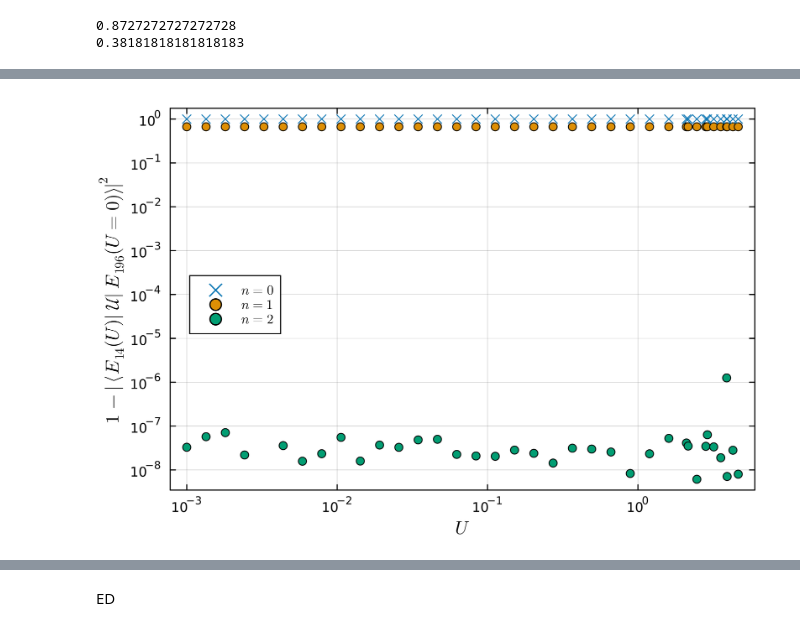
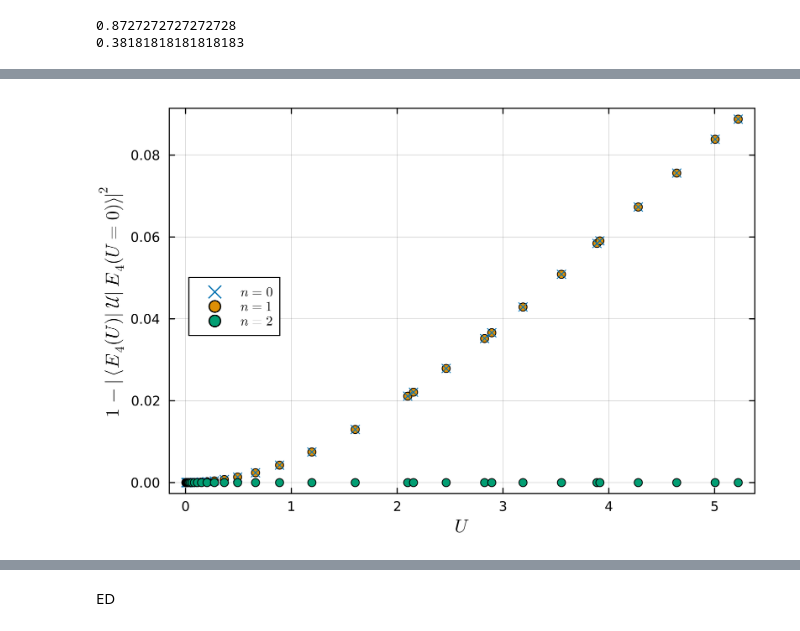
Before and after one commit to GoodStuff11/ML-signproblem, a Jupyter notebook: experimenting/ed/hubbard_ed2.ipynb, the cells around one changed output, grey strips where cells are left out. Cells and saved outputs as stored; diff of their text form; code cells hidden in the pictures.

```diff
--- a/experimenting/ed/hubbard_ed2.ipynb
+++ b/experimenting/ed/hubbard_ed2.ipynb
@@ -34,7 +55,7 @@ U = 6
 μ = 0  # positive incentivises fewer particles (one electron costs this much energy)
 N_up = 3
 N_down = 3
-N =  6
+N =  3
 half_filling = false
 # lattice = Chain(6, Periodic())
 lattice_dimension = (2,3)
@@ -71,7 +92,7 @@ push!(ops, Matrix(create_operator(subspace,:S2)))
 # op3 = Matrix(create_operator(subspace,:L2))
 push!(ops, Matrix(create_operator(subspace,:T, kind=1)))
 push!(ops, Matrix(create_operator(subspace,:T, kind=2)))
-# push!(ops, Matrix(create_operator(subspace,:σ, kind=1)))
+push!(ops, Matrix(create_operator(subspace,:σ, kind=1)))
 E = []
 H = []
 V = []
@@ -98,7 +119,7 @@ end
 # H1 = create_Hubbard(model, subspace; perturbations=false)
 # E1 = diag(V1'*Matrix(H1)*V1)
 
-# @time degen_rm_U = create_consistent_basis(H, ops;reference_index=reference_index)
+@time degen_rm_U = create_consistent_basis(H, ops;reference_index=reference_index)
 
 dim = get_subspace_dimension(subspace)
 indexer = CombinationIndexer(reduce(vcat,collect(sites(subspace.lattice))), get_subspace_info(subspace)...)
@@ -425,0 +457,12 @@ Dict{String, Any} with 6 entries:
+# %%
+p = scatter()
+for i=1:2
+losses = max.(abs.(reduce(hcat, data["loss_metrics"])'[:,i+1]),1e-9)
+norm_list = reduce(hcat, data["norm1_metrics"])'[:,i]
+_U_values = [U_values[data["labels"][i]["ending state"]["U index"]] for i in eachindex(data["labels"])]
+
+j = sortperm(_U_values)
+scatter!(p,_U_values[j], losses[j])
+
+end
+display(p)
@@ -426,8 +491,8 @@ Dict{String, Any} with 6 entries:
 # %%
 using Glob
 n_electrons = 3
-target_starting_level = 8
-target_ending_level = 5
+target_starting_level = 58
+target_ending_level = 58
 
 color_palette = Plots.palette(:seaborn_colorblind)
 color_mapping = [color_palette[1], color_palette[2], color_palette[3]] # manually implemented for customization
@@ -451,53 +516,29 @@ inv_map = sortperm(energy_i_map)
 # initial_loss = []
 
 legend_location = :left
-p1 = plot(legend=legend_location, xlabel=L"U",yscale=:log10,xticks=10.0 .^(-10:10),yticks=10.0 .^(-10:10), xscale=:log10,
+p1 = plot(legend=legend_location, xlabel=L"U",yscale=:log10, xscale=:log10,
+        # xticks=10.0 .^(-10:10),yticks=10.0 .^(-10:10),
          ylabel=L"\Vert A^{(n)}\Vert_1",dpi=500, framestyle=:box)
-p2 = plot(legend=legend_location, ylabel=L"1-|\langle E_{%$(inv_map[target_ending_level])}(U) |\mathcal{U}|E_{%$(inv_map[target_starting_level])}(U=0)\rangle|^2",yscale=:log10, xscale=:log10,
-     yticks=10.0 .^(-10:10),xticks=10.0 .^(-10:10),xlabel=L"\Vert A^{(n)}\Vert_1",dpi=500, framestyle=:box)
-p3 = plot(legend=legend_location, ylabel=L"1-|\langle E_{%$(inv_map[target_ending_level])}(U)|\mathcal{U}|E_{%$(inv_map[target_starting_level])}(U=0)\rangle|^2",yscale=:log10, xscale=:log10,
-     yticks=10.0 .^(-10:10),xticks=10.0 .^(-10:10),xlabel=L"U",dpi=500, framestyle=:box)
-p4 = plot(legend=nothing, ylabel=L"1-|\langle E_{%$(inv_map[target_ending_level])}(U) |\mathcal{U}|E_{%$(inv_map[target_starting_level])}(U=0)\rangle|^2",yscale=:log10, xscale=:log10,
-     yticks=10.0 .^(-10:10),xticks=10.0 .^(-10:10),xlabel=L"\Vert A^{(2)}\Vert_1",dpi=500, framestyle=:box)
+p2 = plot(legend=legend_location, ylabel=L"1-|\langle E_{%$(inv_map[target_ending_level])}(U) |\mathcal{U}|E_{%$(inv_map[target_starting_level])}(U=0)\rangle|^2",
+    # yscale=:log10, xscale=:log10,
+    #  yticks=10.0 .^(-10:10),xticks=10.0 .^(-10:10),
+     xlabel=L"\Vert A^{(n)}\Vert_1",dpi=500, framestyle=:box)
+p3 = plot(legend=legend_location, ylabel=L"1-|\langle E_{%$(inv_map[target_ending_level])}(U)|\mathcal{U}|E_{%$(inv_map[target_starting_level])}(U=0)\rangle|^2",
+    # yscale=:log10, xscale=:log10,
+    #  yticks=10.0 .^(-10:10),xticks=10.0 .^(-10:10),
+     xlabel=L"U",dpi=500, framestyle=:box)
+p4 = plot(legend=nothing, ylabel=L"1-|\langle E_{%$(inv_map[target_ending_level])}(U) |\mathcal{U}|E_{%$(inv_map[target_starting_level])}(U=0)\rangle|^2",
+    # yscale=:log10, xscale=:log10,
+    #  yticks=10.0 .^(-10:10),xticks=10.0 .^(-10:10),
+     xlabel=L"\Vert A^{(2)}\Vert_1",dpi=500, framestyle=:box)
 initial_loss = []
 
-println("HEY")
-# folder = glob"single_particle_equal_state_interaction_unitary_tests*"
-# folder = glob"*"
+initial_loss = abs.(reduce(hcat, data["loss_metrics"])'[:,1])
+for i = 1:2
+    losses = reduce(hcat, data["loss_metrics"])'[:,i+1]
+    norm_list = reduce(hcat, data["norm1_metrics"])'[:,i]
+    _U_values = [U_values[data["labels"][i]["ending state"]["U index"]] for i in eachindex(data["labels"])]
 
-
-folder = glob"unitary_map_N=3_1"
-for i = 1:2
-    norm_list = []
-    _U_values = []
-    losses = []
-    for path in readdir(folder, "data")
-        data_dict3 = load_json_folder(path)
-        if data_dict3["meta_data"]["electron count"] != n_electrons
-            continue
-        end
-        for (label, v, loss) in zip(data_dict3["labels"], data_dict3["norm1_metrics"], data_dict3["loss_metrics"])
-            if (length(v) < 2 || label["starting state"]["level"] != target_starting_level ||
-                 label["ending state"]["level"] != target_ending_level
-                #  || label["starting state"]["level"] == label["ending state"]["level"]
-                 )
-                continue
-            end
-            # println(label["starting state"]["level"], " ", label["ending state"]["level"])
-            push!(norm_list, v[i])
-            push!(_U_values, data_dict3["meta_data"]["U_values"][label["ending state"]["U index"]])
-            push!(losses, loss[1+i])
-            if i == 1
-                push!(initial_loss, loss[1])
-            end
-            # if length(v) >= 2
-            #     println("$(label["starting state"]["level"]) $(v[2])")
-            # else
-            #     println("$(label["starting state"]["level"]) 0")
-            # end
-        end
-    end
-    println("YOU")
     j = sortperm(_U_values)
     # peak_i = argmax(diff(y[j]))
     # println(U_values[j][peak_i])
@@ -506,7 +547,6 @@ for i = 1:2
         scatter!(p1, _U_values[j][3:end], norm_list[j][3:end], label=L"n=%$i", color=color_mapping[i+1])
     # end
     scatter!(p2, norm_list[j], losses[j], label=L"n=%$i", color=color_mapping[i+1])
-
     if i==1
         scatter!(p3, [],[], label=L"n=0", color=color_mapping[1], marker=:xcross, markersize=4) # plotting nothing to change ordering on legend
     end
@@ -527,10 +567,10 @@ for p in [p1, p2, p3, p4]
     display(p)
 end
 variation = "random" #target_starting_level #"random"
-for filetype in ["png", "svg", "pdf"]
-    savefig(p1, "single_state_map_images/U_norm1_$variation.$filetype")
-    savefig(p2, "single_state_map_images/loss_norm1_$variation.$filetype")
-    savefig(p3, "single_state_map_images/U_loss_$variation.$filetype")
-    savefig(p4, "single_state_map_images/overlap_comparison_$variation.$filetype")
-end
+# for filetype in ["png", "svg", "pdf"]
+#     savefig(p1, "single_state_map_images/U_norm1_$variation.$filetype")
+#     savefig(p2, "single_state_map_images/loss_norm1_$variation.$filetype")
+#     savefig(p3, "single_state_map_images/U_loss_$variation.$filetype")
+#     savefig(p4, "single_state_map_images/overlap_comparison_$variation.$filetype")
+# end
 # %% [output]
@@ -542 +579 @@ YOU
-[figure, old version]
+[figure, new version]
```
Also changed, not shown: parts of 19 cells of this notebook, 5 other files.
